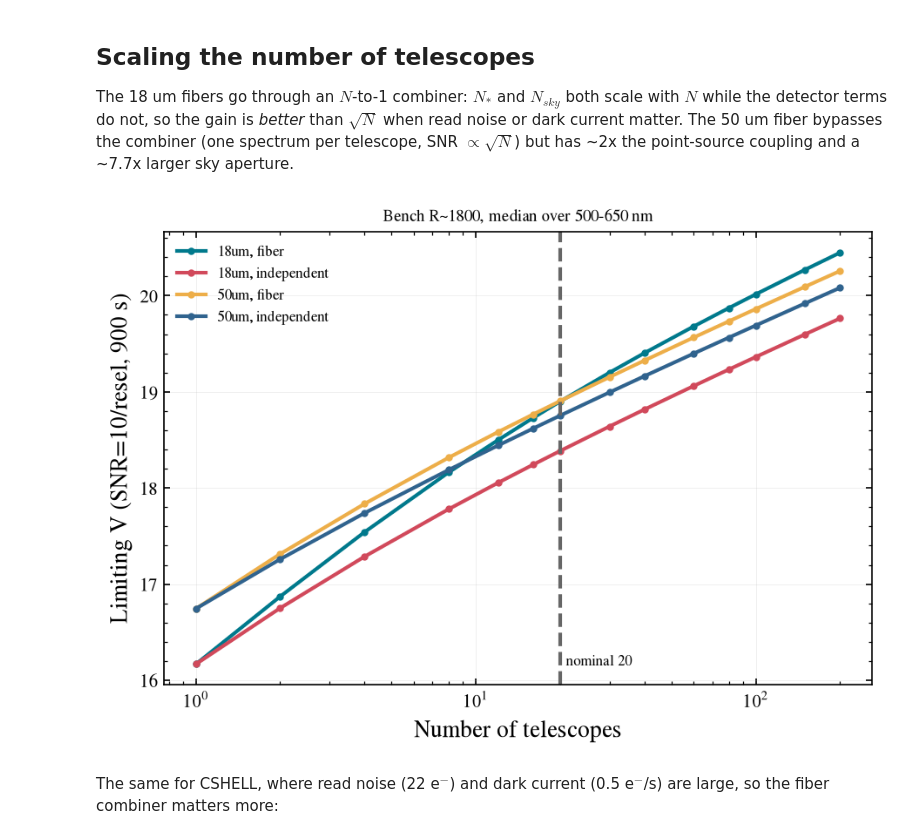
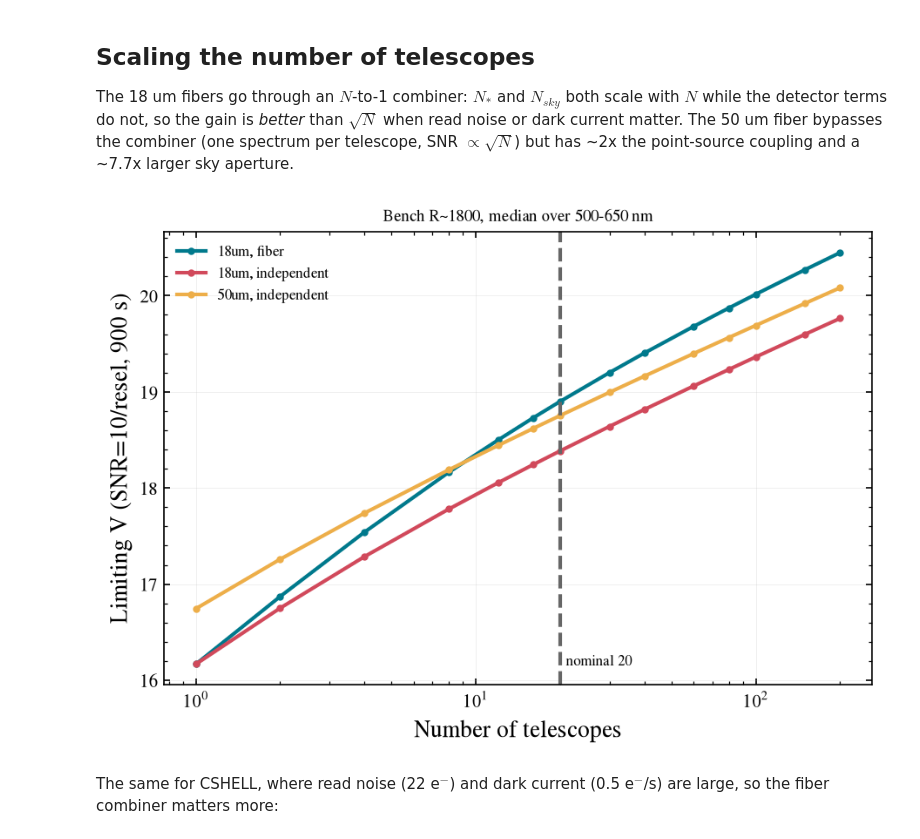
Before and after one commit to schmidt-observatories/lfast-etc, a Jupyter notebook: notebooks/02_sensitivity_maps_and_array_scaling.ipynb, the cells around one changed output. Saved outputs shown, nothing was run; the diff lists cells and outputs as text; code cells hidden in the pictures.

```diff
--- a/notebooks/02_sensitivity_maps_and_array_scaling.ipynb
+++ b/notebooks/02_sensitivity_maps_and_array_scaling.ipynb
@@ -61,22 +66,22 @@ but has ~2x the point-source coupling and a ~7.7x larger sky aperture.
 # %%
 ns = np.array([1, 2, 4, 8, 12, 16, 20, 30, 40, 60, 80, 100, 150, 200])
 rows = {}
-for fiber in ("18um", "50um"):
-    for combine in ("fiber", "independent"):
+for fiber, combine in (("18um", "fiber"), ("18um", "independent"), ("50um", "independent")):
+    if True:
         lim = []
         for n in ns:
             e = LFASTETC("bench_r1800", telescope=Telescope(n_telescopes=n, fiber=fiber, combine=combine))
             lim.append(e.limiting_magnitude(gstar, exptime=900, snr=10, wavelength=(500, 650)))
         rows[(fiber, combine)] = np.array(lim)
 
 fig, ax = plt.subplots(figsize=(7, 4.5))
 for (fiber, combine), lim in rows.items():
     ax.plot(ns, lim, marker='o', ms=3, label=f"{fiber}, {combine}")
 ax.set_xscale('log'); ax.set_xlabel("Number of telescopes"); ax.set_ylabel("Limiting V (SNR=10/resel, 900 s)")
 ax.axvline(20, color='0.4', ls='--'); ax.text(21, ax.get_ylim()[0]+0.2, "nominal 20", fontsize=8)
 ax.legend(fontsize=8); ax.set_title("Bench R~1800, median over 500-650 nm", fontsize=9);
 # %% [output]
-[figure, old version]
+[figure, new version]
 # %% [markdown]
 The same for CSHELL, where read noise (22 e$^-$) and dark current (0.5 e$^-$/s) are large, so the fiber combiner matters more:
 # %%
```
Also changed, not shown: parts of 6 cells of this notebook, 12 other files.
